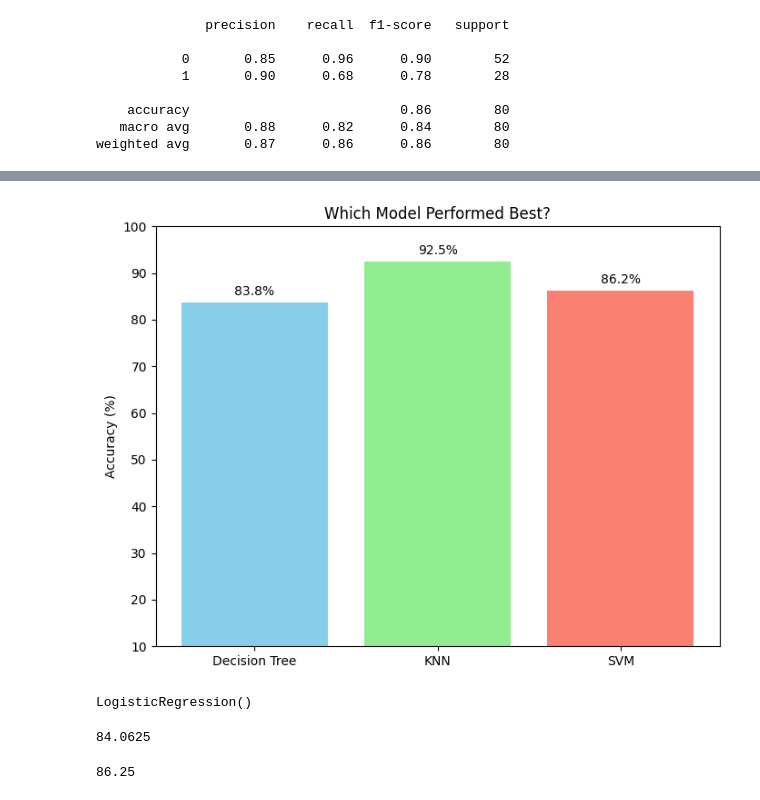
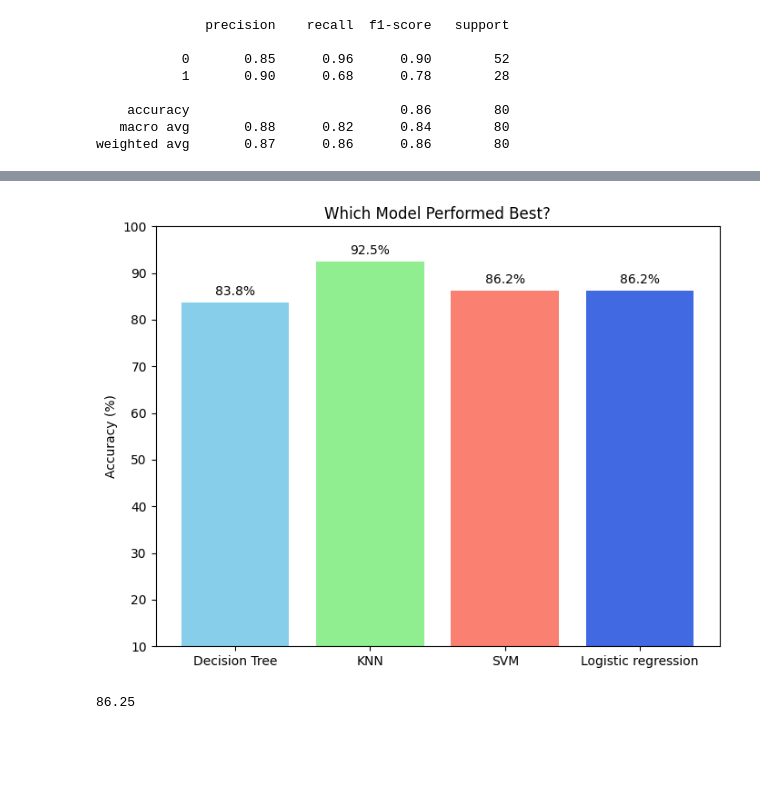
Before and after one commit to Prathamesh2007-web/ML_practical, a Jupyter notebook: MicroprojectClassification.ipynb, the cells around one changed output, grey strips where cells are left out. Drawn from its saved outputs; the diff is of its cells as text; code cells hidden in the pictures; blank space fills up the shorter version.

```diff
--- a/MicroprojectClassification.ipynb
+++ b/MicroprojectClassification.ipynb
@@ -150,0 +166,2 @@ weighted avg       0.87      0.86      0.86        80
+# %%
+y_pred_reg=regression.predict(x_test)
@@ -151,29 +186,30 @@ weighted avg       0.87      0.86      0.86        80
 # %%
 import matplotlib.pyplot as plt
 from sklearn.metrics import accuracy_score
 
 accuracies = [
     accuracy_score(y_test, y_pred) * 100,
     accuracy_score(y_test, y_pred_k) * 100,
-    accuracy_score(y_test, y_pred_S) * 100
+    accuracy_score(y_test, y_pred_S) * 100,
+    accuracy_score(y_test, y_pred_reg) * 100
 ]
 
-models = ['Decision Tree', 'KNN', 'SVM']
+models = ['Decision Tree', 'KNN', 'SVM','Logistic regression']
 
 plt.figure(figsize=(8, 6))
 
-bars = plt.bar(models, accuracies, color=['skyblue', 'lightgreen', 'salmon'])
+bars = plt.bar(models, accuracies, color=['skyblue', 'lightgreen', 'salmon','royalblue'])
 
 plt.ylim(10, 100)
 
 plt.ylabel('Accuracy (%)')
 plt.title('Which Model Performed Best?')
 
 # Optional: Add the exact percentage text on top of each bar
 for bar in bars:
     yval = bar.get_height()
     plt.text(bar.get_x() + bar.get_width()/2, yval + 1, f'{yval:.1f}%', ha='center', va='bottom')
 
 plt.show()
 # %% [output]
-[figure, old version]
+[figure, new version]
@@ -182,10 +216 @@ from sklearn.linear_model import LogisticRegression
-# %%
-regression = LogisticRegression()
-regression.fit(x_train,y_train)
-# %% [output]
-LogisticRegression()
-# %%
-regression.score(x_train,y_train)*100
-# %% [output]
-84.0625
 # %%
```
Also changed, not shown: parts of 7 cells of this notebook, 4 other files.
